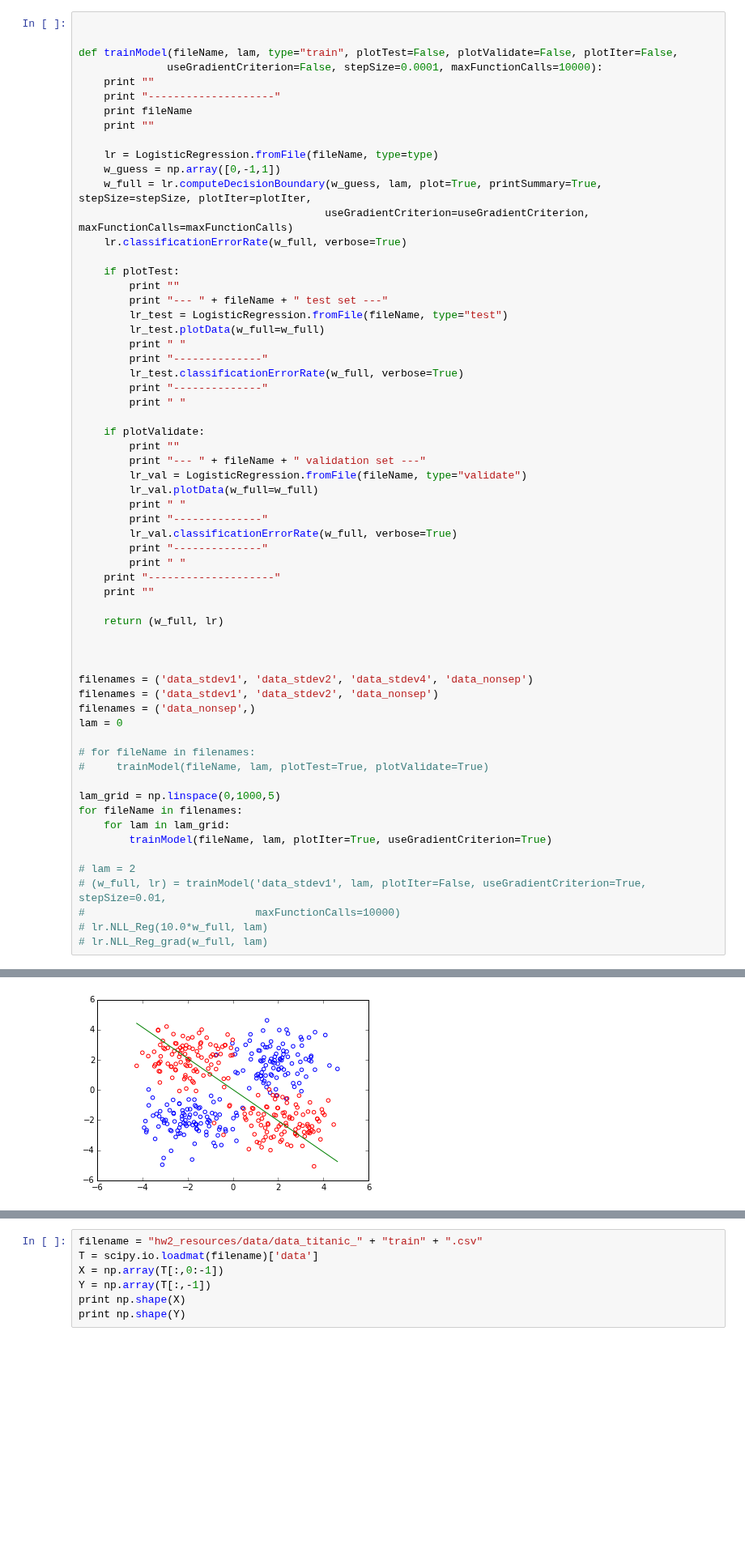
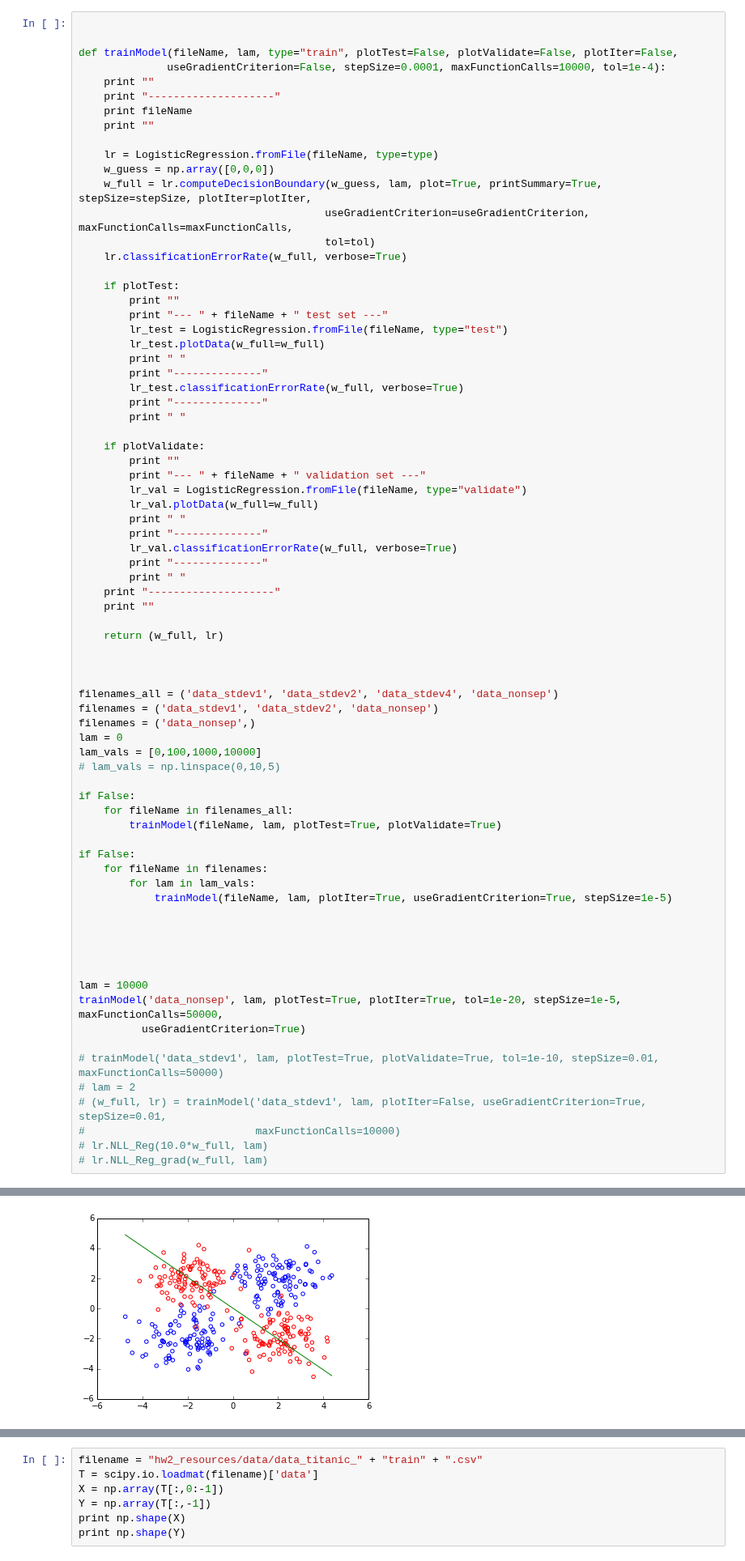
Before and after one commit to peteflorence/Machine-Learning-6.867-homework, a Jupyter notebook: hw2/prob_1.ipynb, the cells around one changed output, grey strips where cells are left out. Shown at 81% size. Saved outputs shown, nothing was run; the diff lists cells and outputs as text; blank space fills up the shorter version.

```diff
--- a/hw2/prob_1.ipynb
+++ b/hw2/prob_1.ipynb
@@ -55,16 +57,17 @@ array([-0.88248885,  3.97829428,  4.11363747])
 
 
 def trainModel(fileName, lam, type="train", plotTest=False, plotValidate=False, plotIter=False,
-              useGradientCriterion=False, stepSize=0.0001, maxFunctionCalls=10000):
+              useGradientCriterion=False, stepSize=0.0001, maxFunctionCalls=10000, tol=1e-4):
     print ""
     print "--------------------"
     print fileName
     print ""
 
     lr = LogisticRegression.fromFile(fileName, type=type)
-    w_guess = np.array([0,-1,1])
+    w_guess = np.array([0,0,0])
     w_full = lr.computeDecisionBoundary(w_guess, lam, plot=True, printSummary=True, stepSize=stepSize, plotIter=plotIter,
-                                       useGradientCriterion=useGradientCriterion, maxFunctionCalls=maxFunctionCalls)
+                                       useGradientCriterion=useGradientCriterion, maxFunctionCalls=maxFunctionCalls,
+                                       tol=tol)
     lr.classificationErrorRate(w_full, verbose=True)
 
     if plotTest:
@@ -95,19 +98,31 @@ def trainModel(fileName, lam, type="train", plotTest=False, plotValidate=False,
 
 
 
-filenames = ('data_stdev1', 'data_stdev2', 'data_stdev4', 'data_nonsep')
+filenames_all = ('data_stdev1', 'data_stdev2', 'data_stdev4', 'data_nonsep')
 filenames = ('data_stdev1', 'data_stdev2', 'data_nonsep')
 filenames = ('data_nonsep',)
 lam = 0
+lam_vals = [0,100,1000,10000]
+# lam_vals = np.linspace(0,10,5)
 
-# for fileName in filenames:
-#     trainModel(fileName, lam, plotTest=True, plotValidate=True)
+if False:
+    for fileName in filenames_all:
+        trainModel(fileName, lam, plotTest=True, plotValidate=True)
 
-lam_grid = np.linspace(0,1000,5)
-for fileName in filenames:
-    for lam in lam_grid:
-        trainModel(fileName, lam, plotIter=True, useGradientCriterion=True)
+if False:
+    for fileName in filenames:
+        for lam in lam_vals:
+            trainModel(fileName, lam, plotIter=True, useGradientCriterion=True, stepSize=1e-5)
 
+
+
+
+
+lam = 10000
+trainModel('data_nonsep', lam, plotTest=True, plotIter=True, tol=1e-20, stepSize=1e-5, maxFunctionCalls=50000,
+          useGradientCriterion=True)
+
+# trainModel('data_stdev1', lam, plotTest=True, plotValidate=True, tol=1e-10, stepSize=0.01, maxFunctionCalls=50000)
 # lam = 2
 # (w_full, lr) = trainModel('data_stdev1', lam, plotIter=False, useGradientCriterion=True, stepSize=0.01,
 #                           maxFunctionCalls=10000)
@@ -154 +158 @@ missclassification rate  = 0.485
-[figure, old version]
+[figure, new version]
```
Also changed, not shown: parts of 6 cells of this notebook, 2 other files.
